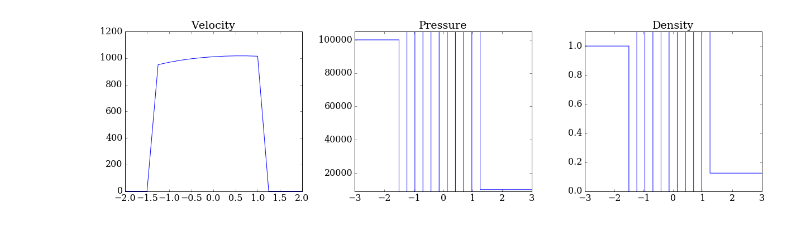
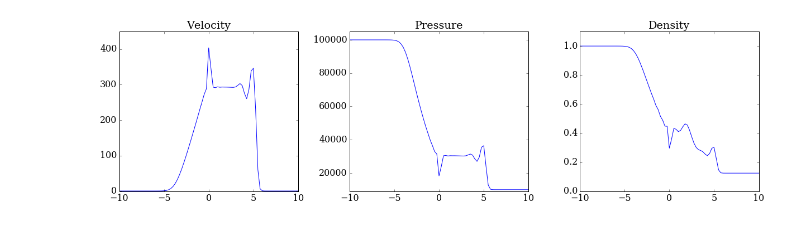
Before and after one commit to morrill/-mae6286, a Jupyter notebook: module_3/sods_shock_tube.ipynb, the cells around one changed output. Saved outputs shown, nothing was run; the diff lists cells and outputs as text; code cells hidden in the pictures.

```diff
--- a/module_3/sods_shock_tube.ipynb
+++ b/module_3/sods_shock_tube.ipynb
@@ -8,8 +8,8 @@ rcParams['font.size'] = 16
 # mesh paramters
 nx = 81
 dx = 0.25
-nt = 6
-dt = 0.002
+dt = 0.0002 # this is supposed to be 0.0002!
+nt = int(0.01/dt)+1
 gamma = 1.4
 
 x = numpy.linspace(-10,10,nx)
@@ -90,26 +130,27 @@ pressure = (gamma - 1)*(u_n[2,time_ind,:] - 0.5*u_n[1,time_ind,:]**2/u_n[0,time_
 density = numpy.zeros(nx)
 density = u_n[0,time_ind,:]
 # %%
+# plot the resulting velocity, pressure, and density distributions
 fig = pyplot.figure(figsize=(17,5));
 ax1 = fig.add_subplot(1,3,1)
 ax2 = fig.add_subplot(1,3,2)
 ax3 = fig.add_subplot(1,3,3)
 
 ax1.set_title('Velocity')
-ax1.set_xlim([-2,2])
-ax1.set_ylim([-1,1200])
+ax1.set_xlim([-10,10])
+ax1.set_ylim([-1,450])
 ax1.plot(x,velocity)
 
 ax2.set_title('Pressure')
-ax2.set_xlim([-3,3])
+ax2.set_xlim([-10,10])
 ax2.set_ylim([9e3,105e3])
 ax2.plot(x,pressure)
 
 ax3.set_title('Density')
-ax3.set_xlim([-3,3])
+ax3.set_xlim([-10,10])
 ax3.set_ylim([0,1.1])
 ax3.plot(x,density);
 
 pyplot.tight_layout()
 # %% [output]
-[figure, old version]
+[figure, new version]
```
Also changed, not shown: parts of 6 cells of this notebook.
